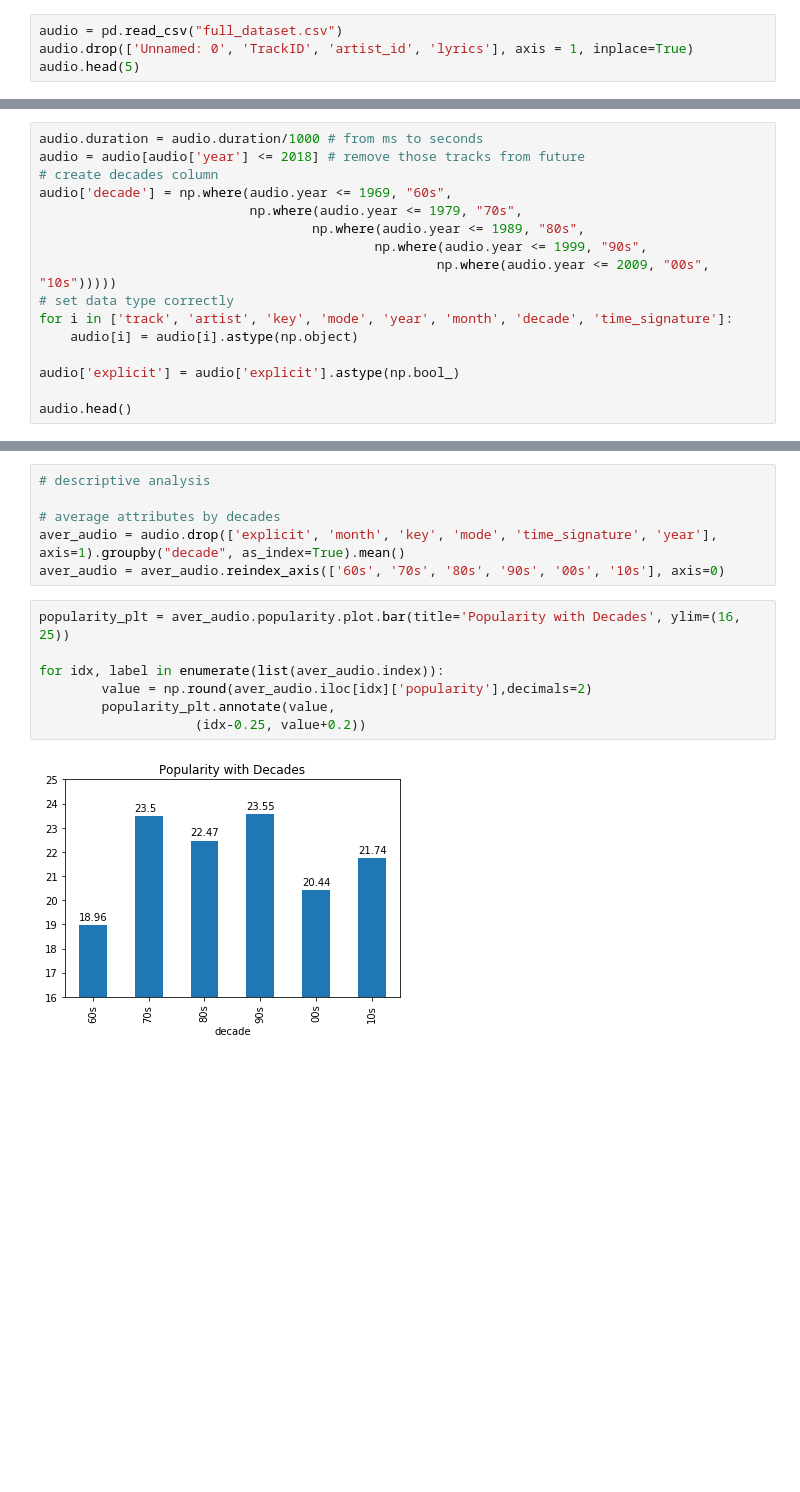
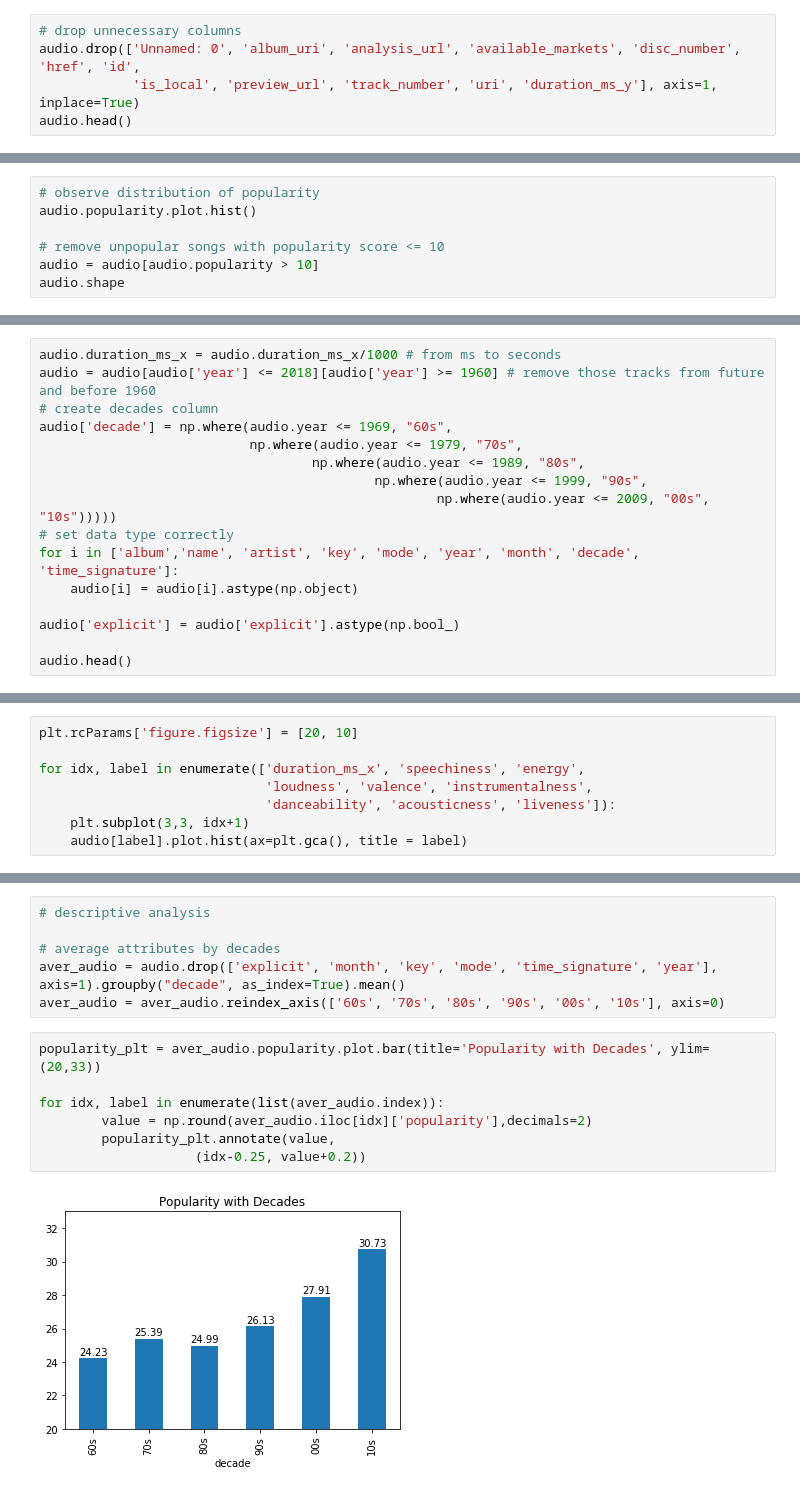
Before and after one commit to ckhan6241/spotify, a Jupyter notebook: audio_features.ipynb, the cells around one changed output, grey strips where cells are left out. Cells and saved outputs as stored; diff of their text form; blank space fills up the shorter version.

Commit message:
update with newer dataset, more descriptive analysis and predictive modelling

```diff
--- a/audio_features.ipynb
+++ b/audio_features.ipynb
@@ -10,5 +57,6 @@ from sklearn.pipeline import make_pipeline
 # %%
-audio = pd.read_csv("full_dataset.csv")
-audio.drop(['Unnamed: 0', 'TrackID', 'artist_id', 'lyrics'], axis = 1, inplace=True)
-audio.head(5)
+# drop unnecessary columns
+audio.drop(['Unnamed: 0', 'album_uri', 'analysis_url', 'available_markets', 'disc_number', 'href', 'id',
+            'is_local', 'preview_url', 'track_number', 'uri', 'duration_ms_y'], axis=1, inplace=True)
+audio.head()
 # %% [output]
@@ -27,0 +84,7 @@ audio.drop(['release_date'], axis=1, inplace=True)
+# %%
+# observe distribution of popularity
+audio.popularity.plot.hist()
+
+# remove unpopular songs with popularity score <= 10
+audio = audio[audio.popularity > 10]
+audio.shape
@@ -28,6 +100,6 @@ audio.drop(['release_date'], axis=1, inplace=True)
 # %%
-audio.duration = audio.duration/1000 # from ms to seconds
-audio = audio[audio['year'] <= 2018] # remove those tracks from future
+audio.duration_ms_x = audio.duration_ms_x/1000 # from ms to seconds
+audio = audio[audio['year'] <= 2018][audio['year'] >= 1960] # remove those tracks from future and before 1960
 # create decades column
 audio['decade'] = np.where(audio.year <= 1969, "60s",
                            np.where(audio.year <= 1979, "70s",
@@ -35,7 +107,7 @@ audio['decade'] = np.where(audio.year <= 1969, "60s",
                                            np.where(audio.year <= 1999, "90s",
                                                    np.where(audio.year <= 2009, "00s", "10s")))))
 # set data type correctly
-for i in ['track', 'artist', 'key', 'mode', 'year', 'month', 'decade', 'time_signature']:
+for i in ['album','name', 'artist', 'key', 'mode', 'year', 'month', 'decade', 'time_signature']:
     audio[i] = audio[i].astype(np.object)
 
 audio['explicit'] = audio['explicit'].astype(np.bool_)
@@ -50,0 +153,8 @@ audio.head()
+# %%
+plt.rcParams['figure.figsize'] = [20, 10]
+
+for idx, label in enumerate(['duration_ms_x', 'speechiness', 'energy',
+                             'loudness', 'valence', 'instrumentalness',
+                             'danceability', 'acousticness', 'liveness']):
+    plt.subplot(3,3, idx+1)
+    audio[label].plot.hist(ax=plt.gca(), title = label)
@@ -55,12 +167,12 @@ audio.head()
 aver_audio = audio.drop(['explicit', 'month', 'key', 'mode', 'time_signature', 'year'], axis=1).groupby("decade", as_index=True).mean()
 aver_audio = aver_audio.reindex_axis(['60s', '70s', '80s', '90s', '00s', '10s'], axis=0)
 # %%
-popularity_plt = aver_audio.popularity.plot.bar(title='Popularity with Decades', ylim=(16, 25))
+popularity_plt = aver_audio.popularity.plot.bar(title='Popularity with Decades', ylim=(20,33))
 
 for idx, label in enumerate(list(aver_audio.index)):
         value = np.round(aver_audio.iloc[idx]['popularity'],decimals=2)
         popularity_plt.annotate(value,
                     (idx-0.25, value+0.2))
 # %% [output]
-[figure, old version]
+[figure, new version]
 # %%
```
Also changed, not shown: parts of 74 cells of this notebook.
